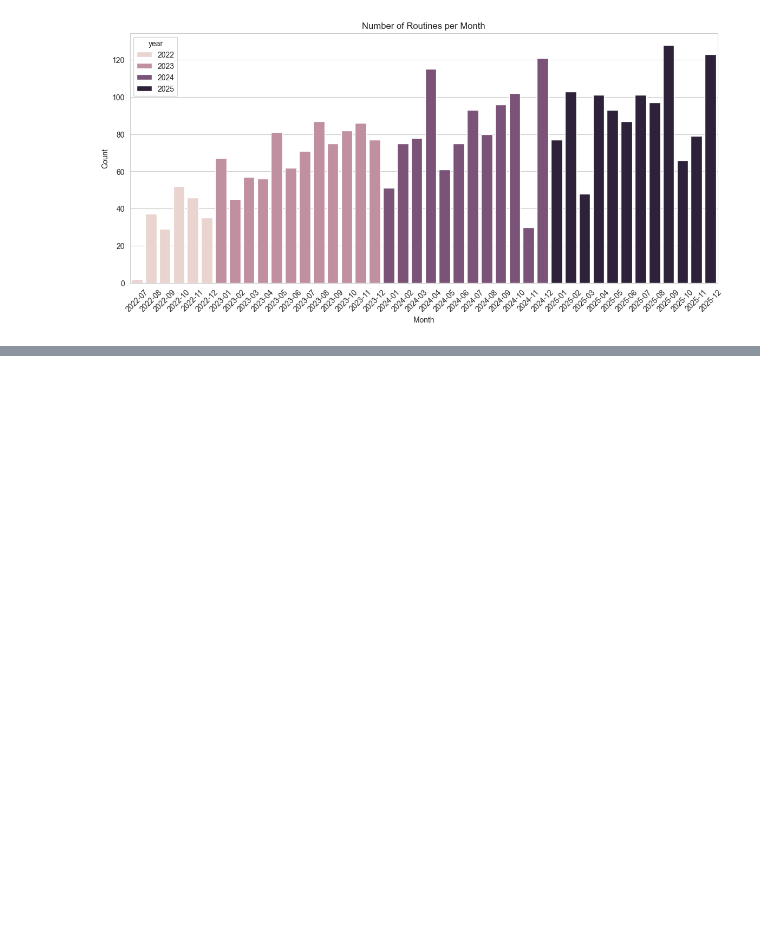
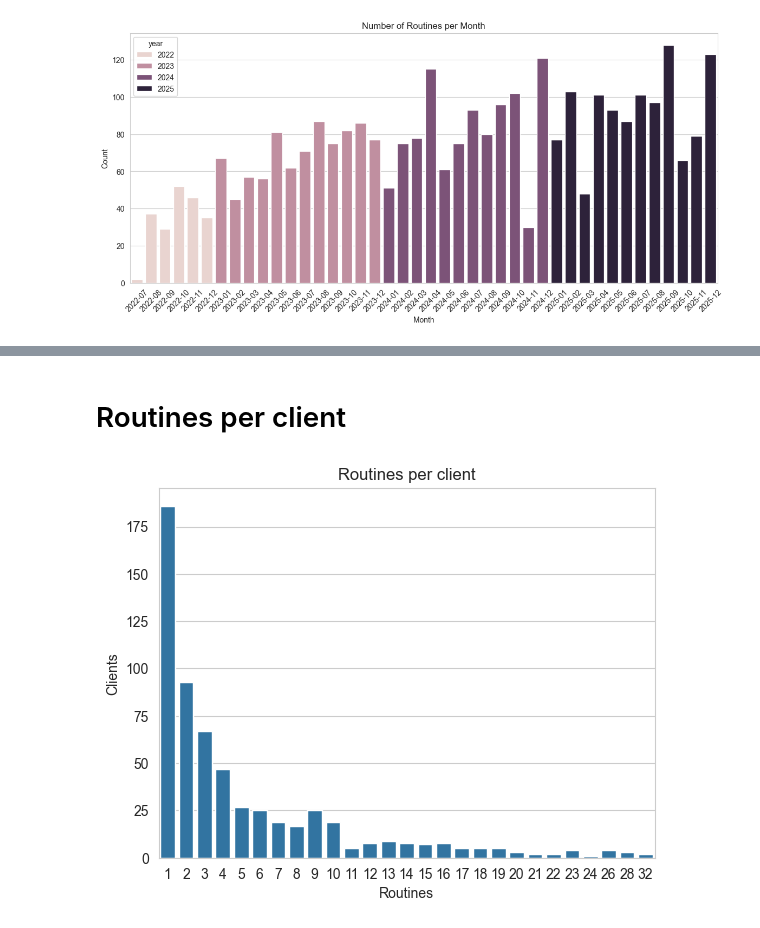
Before and after one commit to alejo-cuello/gym-clients, a Jupyter notebook: notebooks/02_eda_gym_routines_by_month.ipynb, the cells around one changed output, grey strips where cells are left out. Cells and saved outputs as stored; diff of their text form; code cells hidden in the pictures; blank space fills up the shorter version.

```diff
--- a/notebooks/02_eda_gym_routines_by_month.ipynb
+++ b/notebooks/02_eda_gym_routines_by_month.ipynb
@@ -179,0 +180,12 @@ plt.show()
+# %% [markdown]
+# Routines per client
+# %%
+routines_per_client = df.groupby("client_id").describe()["date"]["count"]
+# %%
+sns.countplot(x=routines_per_client)
+plt.title("Routines per client")
+plt.xlabel("Routines")
+plt.ylabel("Clients")
+plt.show()
+# %% [output]
+[figure, added]
```
Also changed, not shown: parts of 7 cells of this notebook.
